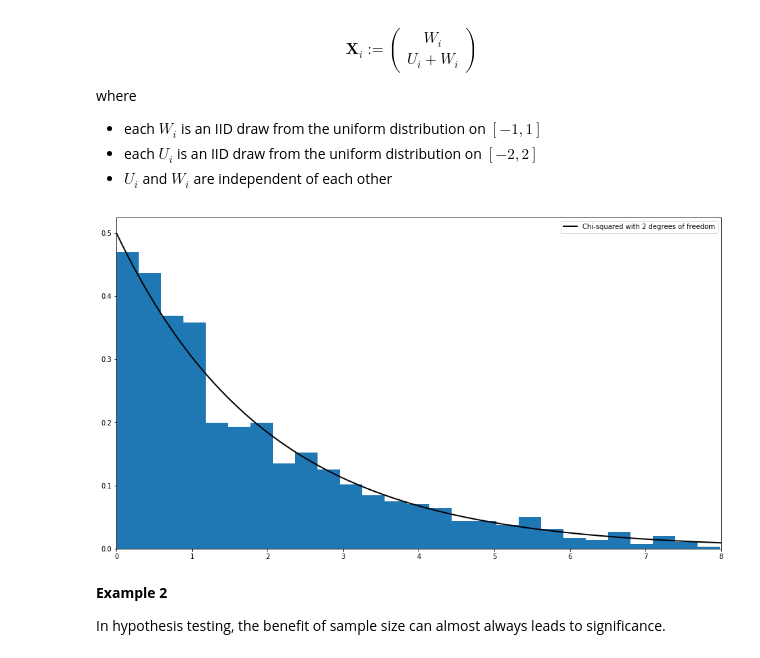
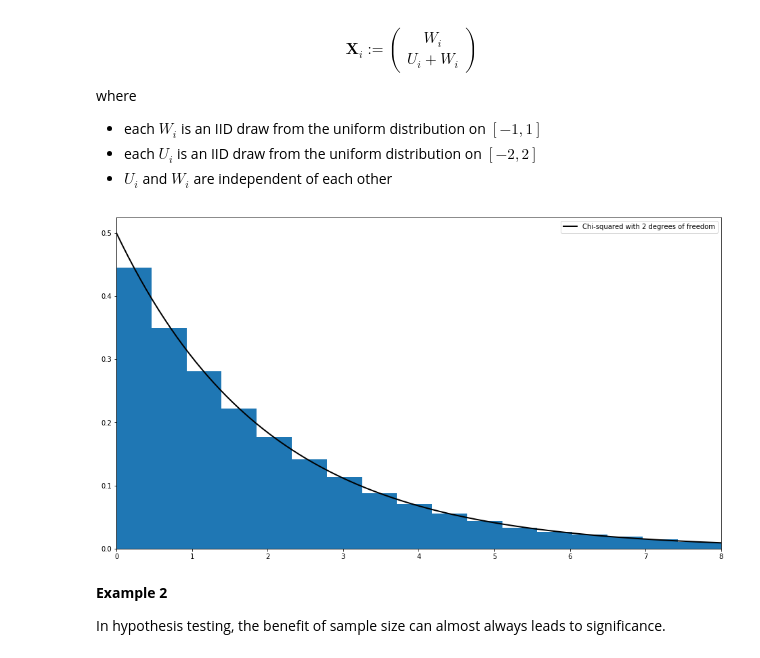
Before and after one commit to SIQEF-PHBS/Winter-Camp-2019, a Jupyter notebook: Peifan Wu/LLNCLT.ipynb, the cells around one changed output. Drawn from its saved outputs; the diff is of its cells as text; code cells hidden in the pictures.

```diff
--- a/Peifan Wu/LLNCLT.ipynb
+++ b/Peifan Wu/LLNCLT.ipynb
@@ -135,7 +136,7 @@ NO, it is not! Loop is much slower than vectorized operations even if we use the
 # %%
 # Define the sample length and the number of samples to simulate
 sample_length = 1000
-N_sample = 1
+N_sample = 10
 
 series_mean = np.zeros([sample_length, N_sample])
 for i in range(N_sample):
@@ -326,0 +342,15 @@ The larger $|\rho|$ is, the slower/faster it converges? The larger $\sigma$ is,
+# %%
+sample_length = 1000
+N_sample = 3
+
+rho = 0.8
+# rho = [0.5, 0.8, 0.95]
+# sigma = 1.0
+sigma = np.array([0.5, 1.0, 1.5])
+
+shocks = np.random.randn(sample_length)
+sample = np.zeros([N_sample, sample_length])
+for i in range(sample_length - 1):
+    sample[:, i + 1] = rho * sample[:, i] + sigma.T * shocks[i + 1]
+
+series_mean = sample.cumsum(axis = 1) / np.linspace(1, sample_length, sample_length)
@@ -374,10 +415,11 @@ You may think that convergence to Normal distribution is only true when $p=0.5$.
 
 Play around with different numbers, both the number of samples and sample size $n$. First, we play with the number of samples.
 # %%
-N_samples = 10000
-sample_length = 3000
+N_samples = 100
+sample_length = 30000
 
-dist = stats.expon(loc = 0.0, scale = 2) # Choose a parametrized distribution
+# dist = stats.expon(loc = 0.0, scale = 2) # Choose a parametrized distribution
+dist = stats.beta(a = 3, b = 3)
 
 mu, sigma = dist.mean(), dist.std()
 
@@ -483,7 +521,7 @@ The triangle may be constructed in the following manner: In row 0 (the topmost r
 
 Let's create Pascal's Triangle and plot it out.
 # %%
-N = 20
+N = 50
 tri = np.zeros((N + 1, N + 1))
 tri[:, 0] = 1
 
@@ -676,8 +714,8 @@ where
 from scipy.linalg import inv, sqrtm
 
 # == Set parameters == #
-n = 250
-replications = 1000
+n = 2500
+replications = 100000
 dw = stats.uniform(loc=-1, scale=2)  # Uniform(-1, 1)
 du = stats.uniform(loc=-2, scale=4)  # Uniform(-2, 2)
 sw, su = dw.std(), du.std()
@@ -689,34 +727,34 @@ vw, vu = sw**2, su**2
 Q = inv(sqrtm(Σ))
 
 # == Generate observations of the normalized sample mean == #
 error_obs = np.empty((2, replications))
 for i in range(replications):
     # == Generate one sequence of bivariate shocks == #
     X = np.empty((2, n))
     W = dw.rvs(n)
     U = du.rvs(n)
     # == Construct the n observations of the random vector == #
     X[0, :] = W
     X[1, :] = W + U
     # == Construct the i-th observation of Y_n == #
     error_obs[:, i] = np.sqrt(n) * X.mean(axis=1)
 
 # == Premultiply by Q and then take the squared norm == #
 temp = Q @ error_obs
 chisq_obs = np.sum(temp**2, axis=0)
 
 # == Plot == #
 fig, ax = plt.subplots(figsize=(16, 9))
 xmax = 8
 ax.set_xlim(0, xmax)
 xgrid = np.linspace(0, xmax, 200)
 lb = "Chi-squared with 2 degrees of freedom"
 ax.plot(xgrid, stats.chi2.pdf(xgrid, 2), 'k-', lw=2, label=lb)
 ax.legend()
 ax.hist(chisq_obs, bins=50, density=True)
 plt.show()
 # %% [output]
-[figure, old version]
+[figure, new version]
 # %% [markdown]
 **Example 2**
 
```
Also changed, not shown: parts of 32 cells of this notebook.
